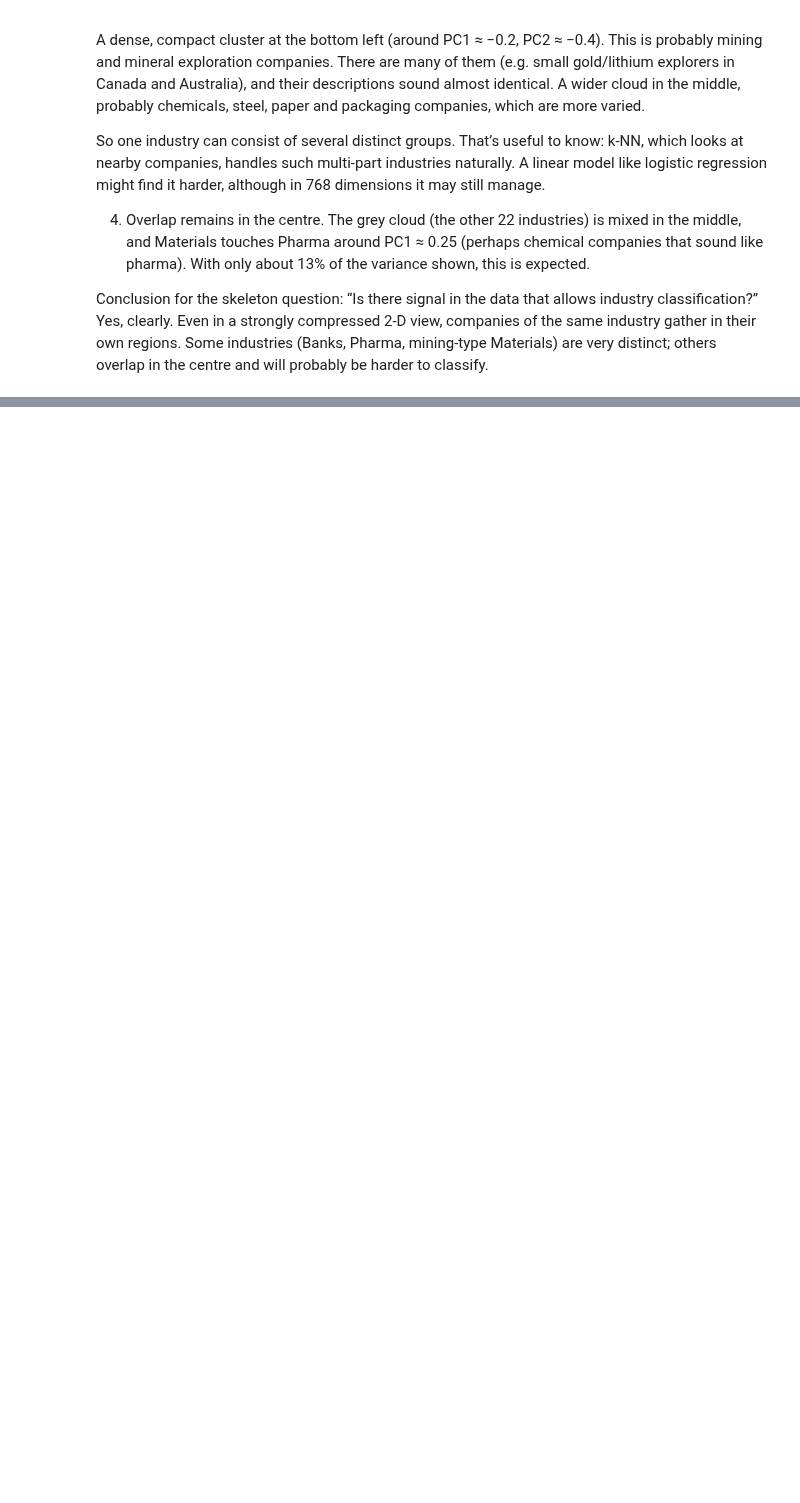
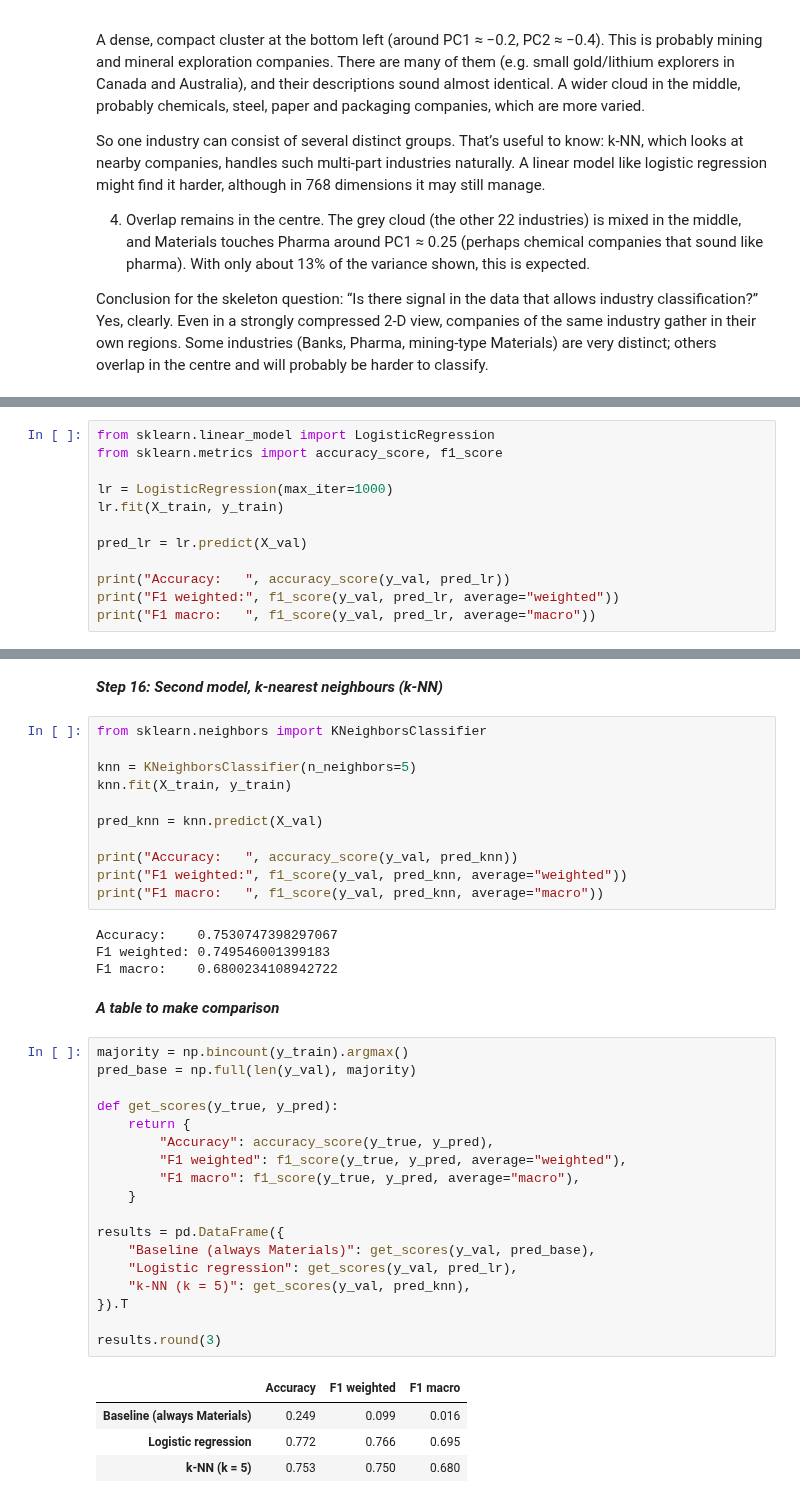
Before and after one commit to manpont/Practical-Task-1, a Jupyter notebook: industry_classification.ipynb, the cells around one changed output, grey strips where cells are left out. Saved outputs shown, nothing was run; the diff lists cells and outputs as text; blank space fills up the shorter version.

```diff
--- a/industry_classification.ipynb
+++ b/industry_classification.ipynb
@@ -456,0 +508,12 @@ Conclusion for the skeleton question: “Is there signal in the data that allows
+# %%
+from sklearn.linear_model import LogisticRegression
+from sklearn.metrics import accuracy_score, f1_score
+
+lr = LogisticRegression(max_iter=1000)
+lr.fit(X_train, y_train)
+
+pred_lr = lr.predict(X_val)
+
+print("Accuracy:   ", accuracy_score(y_val, pred_lr))
+print("F1 weighted:", f1_score(y_val, pred_lr, average="weighted"))
+print("F1 macro:   ", f1_score(y_val, pred_lr, average="macro"))
@@ -456,0 +540,42 @@ Conclusion for the skeleton question: “Is there signal in the data that allows
+# %% [markdown]
+***Step 16: Second model, k-nearest neighbours (k-NN)***
+# %%
+from sklearn.neighbors import KNeighborsClassifier
+
+knn = KNeighborsClassifier(n_neighbors=5)
+knn.fit(X_train, y_train)
+
+pred_knn = knn.predict(X_val)
+
+print("Accuracy:   ", accuracy_score(y_val, pred_knn))
+print("F1 weighted:", f1_score(y_val, pred_knn, average="weighted"))
+print("F1 macro:   ", f1_score(y_val, pred_knn, average="macro"))
+# %% [output]
+Accuracy:    0.7530747398297067
+F1 weighted: 0.749546001399183
+F1 macro:    0.6800234108942722
+# %% [markdown]
+***A table to make comparison***
+# %%
+majority = np.bincount(y_train).argmax()
+pred_base = np.full(len(y_val), majority)
+
+def get_scores(y_true, y_pred):
+    return {
+        "Accuracy": accuracy_score(y_true, y_pred),
+        "F1 weighted": f1_score(y_true, y_pred, average="weighted"),
+        "F1 macro": f1_score(y_true, y_pred, average="macro"),
+    }
+
+results = pd.DataFrame({
+    "Baseline (always Materials)": get_scores(y_val, pred_base),
+    "Logistic regression": get_scores(y_val, pred_lr),
+    "k-NN (k = 5)": get_scores(y_val, pred_knn),
+}).T
+
+results.round(3)
+# %% [output]
+|  | Accuracy | F1 weighted | F1 macro |
+| Baseline (always Materials) | 0.249 | 0.099 | 0.016 |
+| Logistic regression | 0.772 | 0.766 | 0.695 |
+| k-NN (k = 5) | 0.753 | 0.750 | 0.680 |
```
Also changed, not shown: parts of 17 cells of this notebook.
